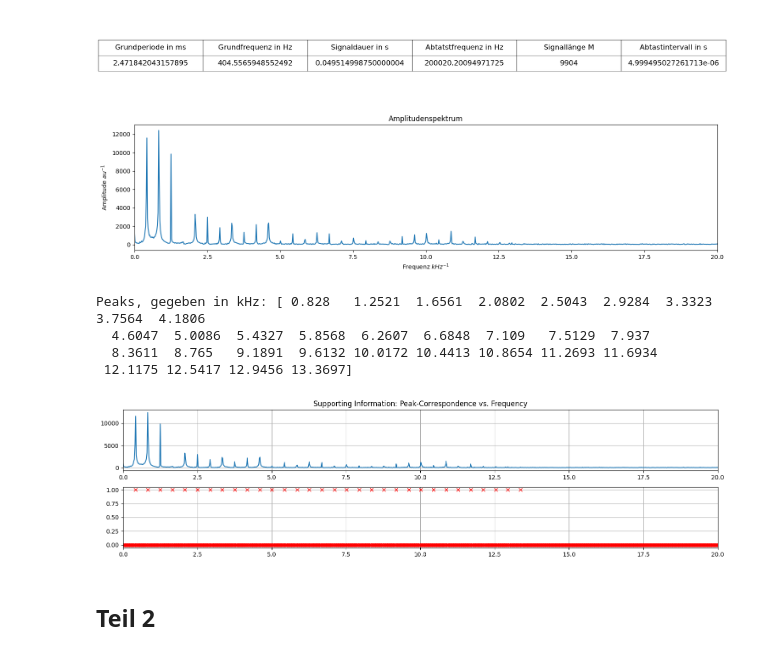
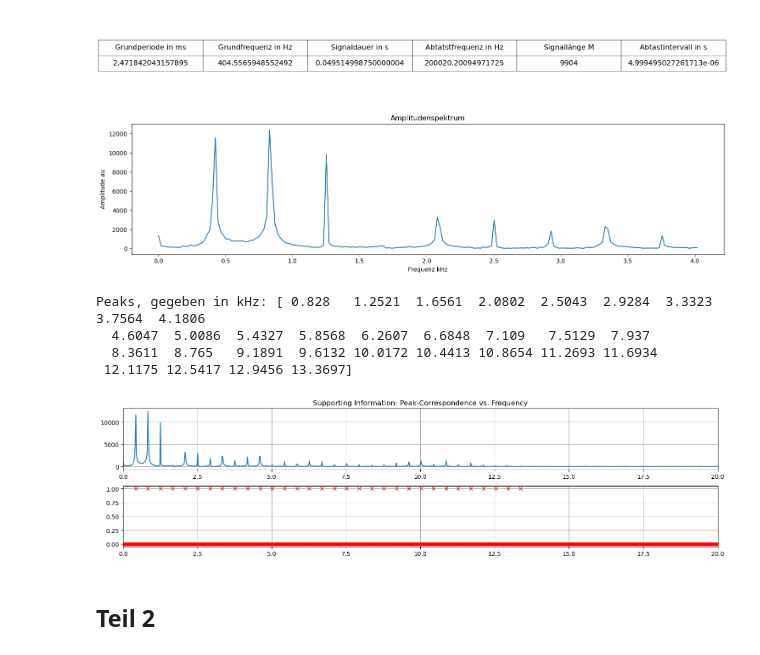
Before and after one commit to Matze-Katze/SSS, a Jupyter notebook: Versuch3/versuch3.ipynb, the cells around one changed output. Saved outputs shown, nothing was run; the diff lists cells and outputs as text; code cells hidden in the pictures.

```diff
--- a/Versuch3/versuch3.ipynb
+++ b/Versuch3/versuch3.ipynb
@@ -56,45 +56,45 @@ foo_rier = np.fft.fft(mh4List, axis=0)
 for i in range(len(foo_rier)):
     corrected_freqs.append((i / m_delta_t) / 1000)
 
-plt.plot(corrected_freqs, np.abs(foo_rier[:,1]))
-plt.xlim(0, 20)
+plt.plot(corrected_freqs[:200], np.abs(foo_rier[:200,1]))
+# plt.xlim(0,1)
 plt.title("Amplitudenspektrum")
-plt.xlabel("Frequenz $kHz^{-1}$")
-plt.ylabel("Amplitude $au^{-1}$")
+plt.xlabel("Frequenz kHz")
+plt.ylabel("Amplitude au")
 plt.show()
 
 # Finde die Peaks
 peak_indices, _ = sp.signal.find_peaks(np.abs(foo_rier[:,1]), distance=10, height=100, prominence=100)
 
 # helper-list used to confirm the results of scipys peak-picker
 why_values = np.zeros_like(corrected_freqs)
 for i in range(len(why_values)):
     if i in peak_indices:
         why_values[i] = 1
 
 # map back to corrected freqs in order to extract meaningfull information
 corrected_peaks_list = []
 for i in range(len(why_values)):
     if why_values[i] == 1:
         corrected_peaks_list.append(corrected_freqs[i])
 corrected_peaks_list = np.array(corrected_peaks_list)
 
 print('Peaks, gegeben in kHz:', corrected_peaks_list[1:32].round(4)) # Grundfrequenz (größter Beitrag) 1,25 kHz
 
 # Plotte die Daten und markiere die Peaks
 plt.subplot(2, 1, 1)
 plt.plot(corrected_freqs, np.abs(foo_rier[:,1]))
 plt.xlim(0, 20)
 plt.title("Supporting Information: Peak-Correspondence vs. Frequency")
 plt.grid()
 
 plt.subplot(2, 1, 2)
 plt.plot(corrected_freqs, why_values, 'x', color='red')
 plt.xlim(0, 20)
 plt.grid()
 plt.show()
 # %% [output]
-[figure, old version]
+[figure, new version]
 Peaks, gegeben in kHz: [ 0.828   1.2521  1.6561  2.0802  2.5043  2.9284  3.3323  3.7564  4.1806
   4.6047  5.0086  5.4327  5.8568  6.2607  6.6848  7.109   7.5129  7.937
   8.3611  8.765   9.1891  9.6132 10.0172 10.4413 10.8654 11.2693 11.6934
```
Also changed, not shown: 2 other files.
